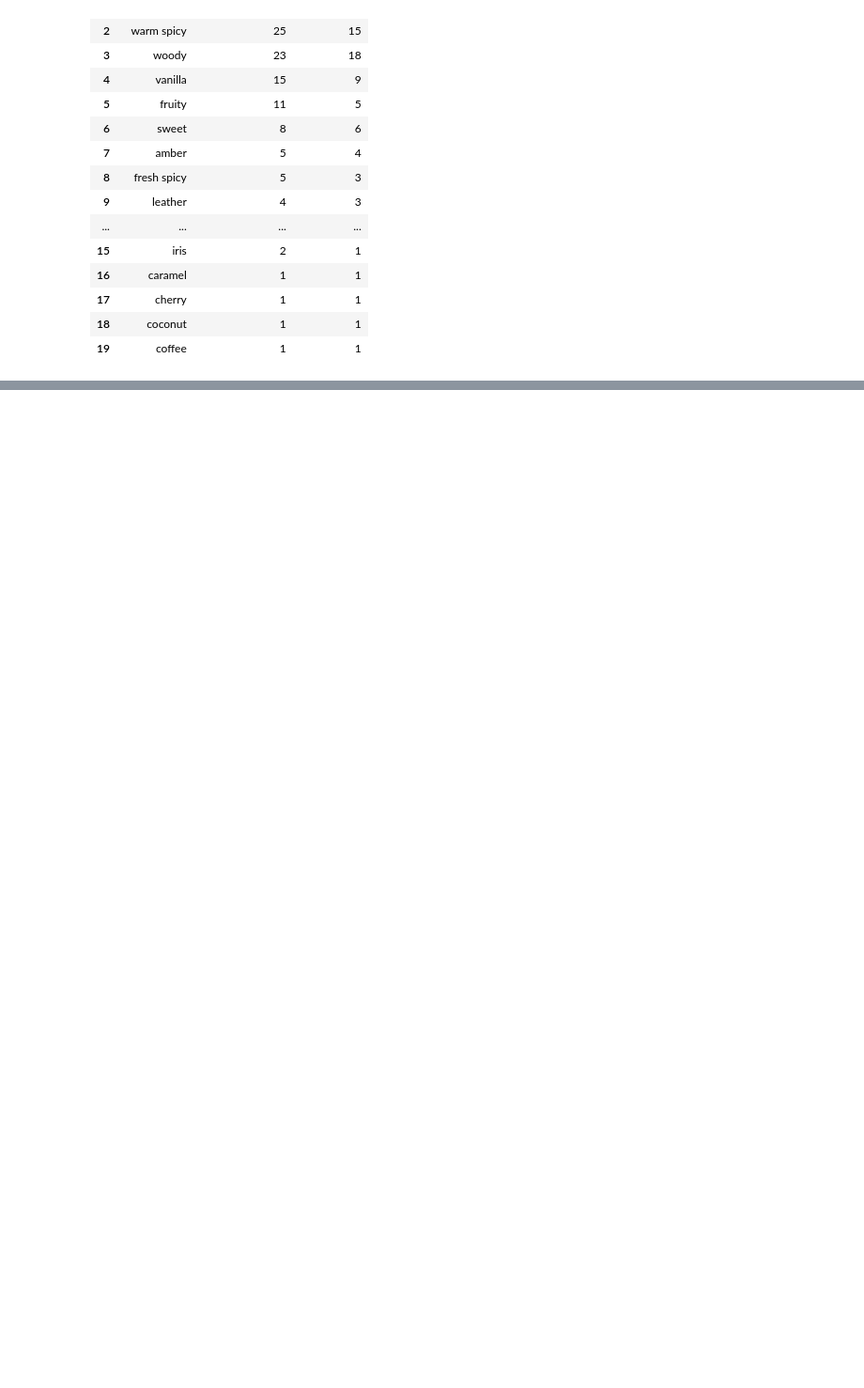
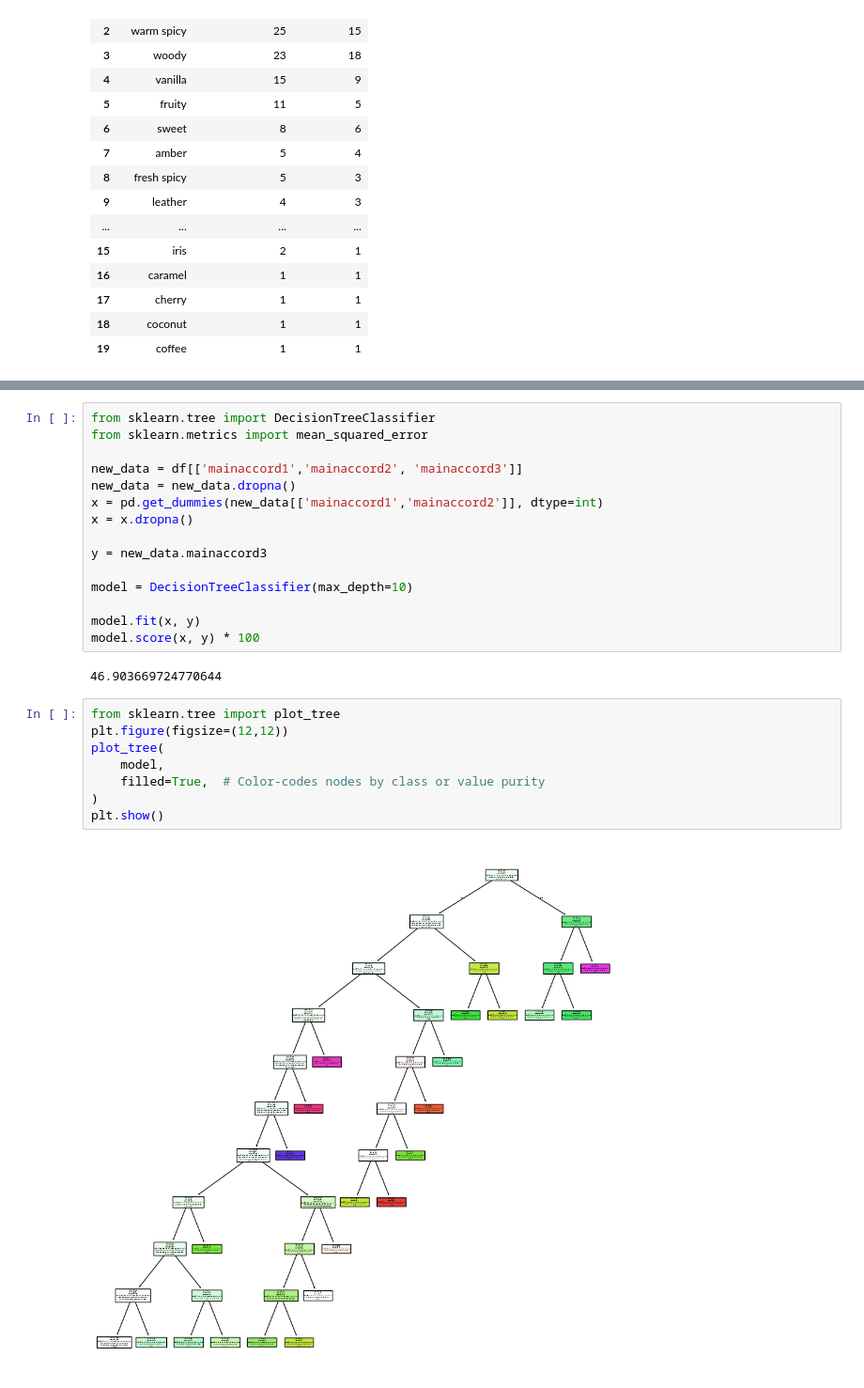
Before and after one commit to muhammedhossam/Egyption-Fragrance-Analysis, a Jupyter notebook: notebooks/04_exploratory_data_analysis.ipynb, the cells around one changed output, grey strips where cells are left out. Shown at 94% size. Saved outputs shown, nothing was run; the diff lists cells and outputs as text; blank space fills up the shorter version.

```diff
--- a/notebooks/04_exploratory_data_analysis.ipynb
+++ b/notebooks/04_exploratory_data_analysis.ipynb
@@ -328,0 +370,27 @@ coverage.head(20)
+# %%
+from sklearn.tree import DecisionTreeClassifier
+from sklearn.metrics import mean_squared_error
+
+new_data = df[['mainaccord1','mainaccord2', 'mainaccord3']]
+new_data = new_data.dropna()
+x = pd.get_dummies(new_data[['mainaccord1','mainaccord2']], dtype=int)
+x = x.dropna()
+
+y = new_data.mainaccord3
+
+model = DecisionTreeClassifier(max_depth=10)
+
+model.fit(x, y)
+model.score(x, y) * 100
+# %% [output]
+46.903669724770644
+# %%
+from sklearn.tree import plot_tree
+plt.figure(figsize=(12,12))
+plot_tree(
+    model,
+    filled=True,  # Color-codes nodes by class or value purity
+)
+plt.show()
+# %% [output]
+[figure, added]
```
Also changed, not shown: parts of 5 cells of this notebook.
